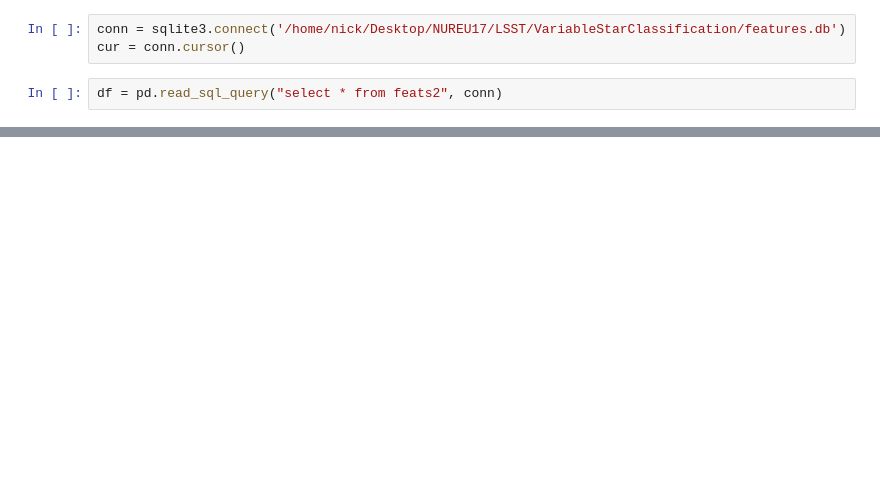
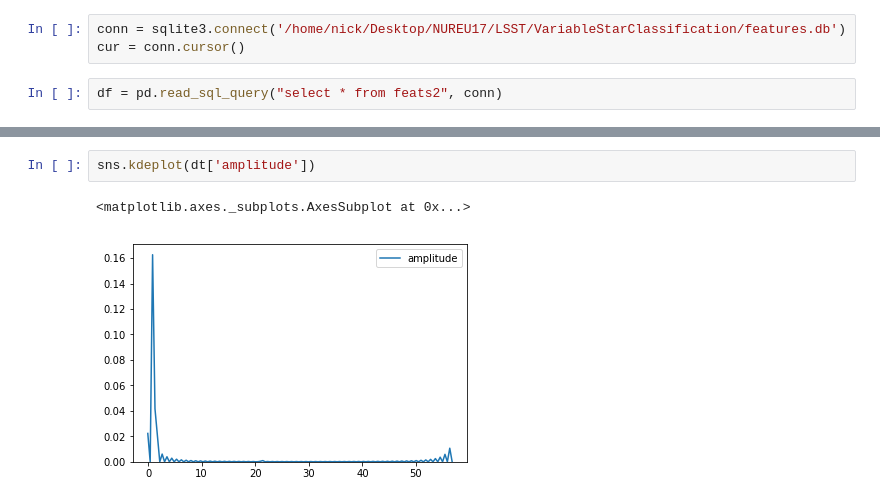
Before and after one commit to adamamiller/NUREU17, a Jupyter notebook: LSST/VariableStarClassification/scripts/Pairplots.ipynb, the cells around one changed output, grey strips where cells are left out. Cells and saved outputs as stored; diff of their text form; blank space fills up the shorter version.

```diff
--- a/LSST/VariableStarClassification/scripts/Pairplots.ipynb
+++ b/LSST/VariableStarClassification/scripts/Pairplots.ipynb
@@ -20,0 +32,5 @@ np.median(df['freq1_freq'])
+# %%
+sns.kdeplot(dt['amplitude'])
+# %% [output]
+<matplotlib.axes._subplots.AxesSubplot at 0x...>
+[figure, added]
```
Also changed, not shown: parts of 7 cells of this notebook, 7 other files.
